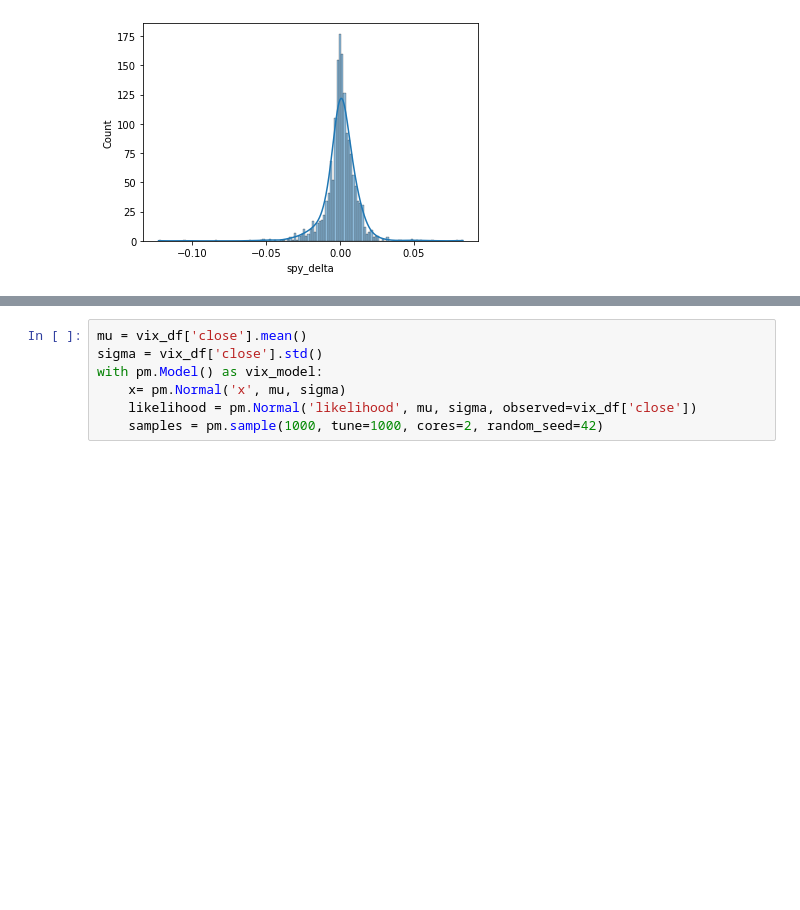
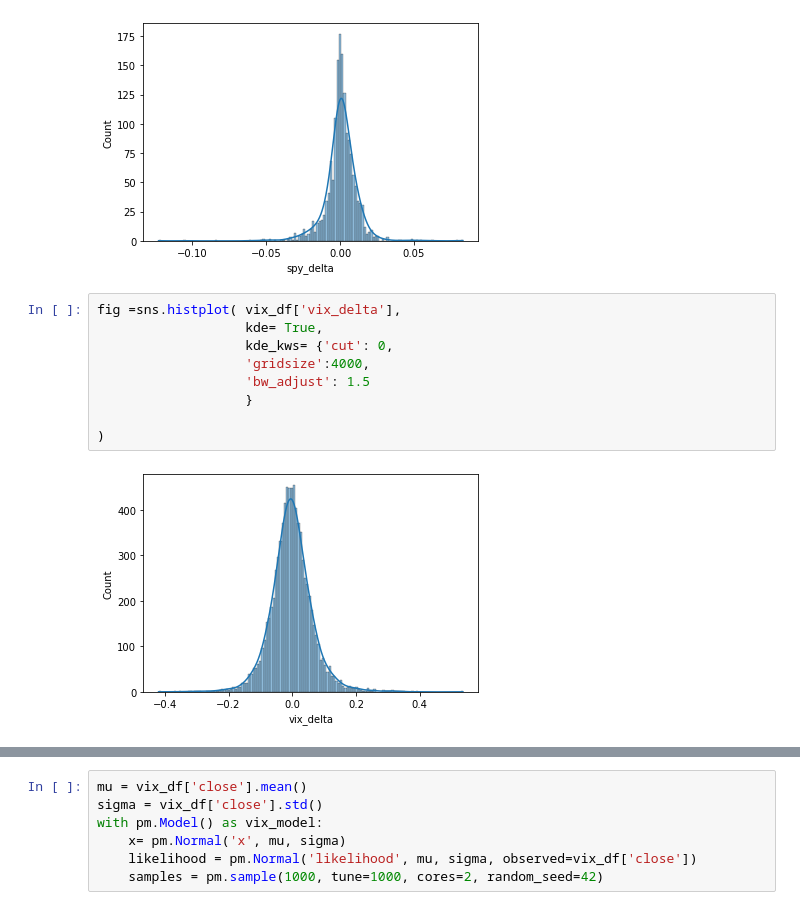
Before and after one commit to JoeHGeoghegan/VIX_Timing_The_Market, a Jupyter notebook: Notebooks/Laramie.ipynb, the cells around one changed output, grey strips where cells are left out. Drawn from its saved outputs; the diff is of its cells as text; blank space fills up the shorter version.

```diff
--- a/Notebooks/Laramie.ipynb
+++ b/Notebooks/Laramie.ipynb
@@ -218,3 +220,14 @@ fig =sns.histplot( spy_df['spy_delta'],
 )
 # %% [output]
 [figure]
+# %%
+fig =sns.histplot( vix_df['vix_delta'],
+                   kde= True,
+                   kde_kws= {'cut': 0,
+                   'gridsize':4000,
+                   'bw_adjust': 1.5
+                   }
+
+)
+# %% [output]
+[figure, added]
```
Also changed, not shown: parts of 17 cells of this notebook.
